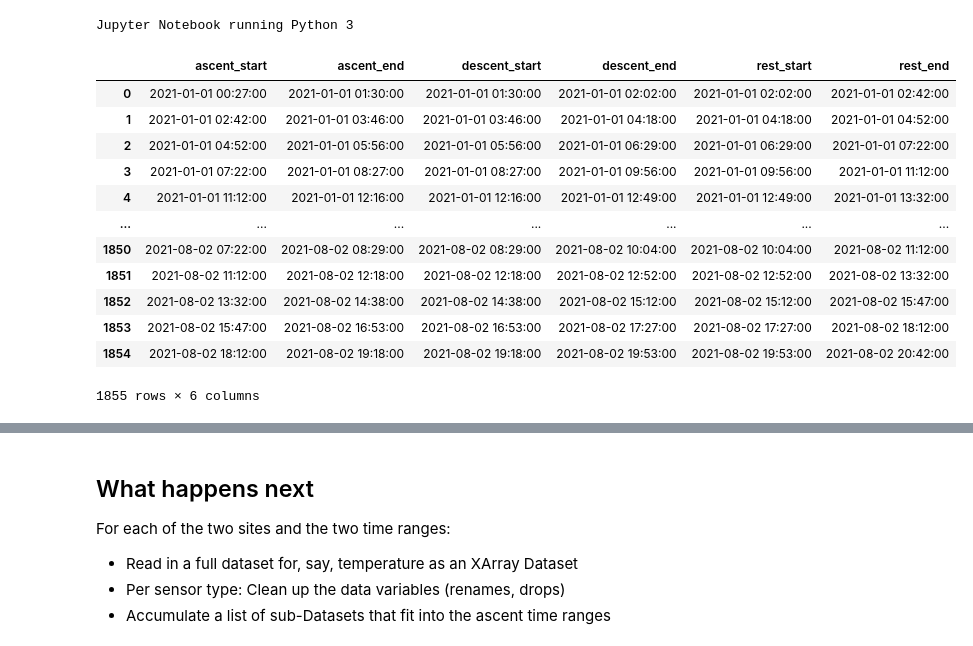
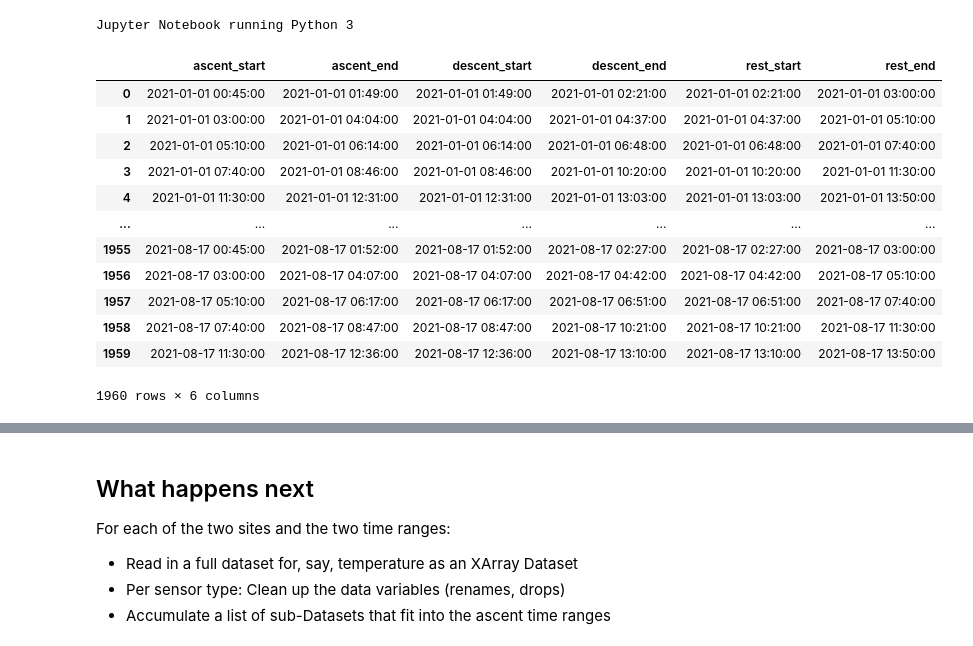
Before and after one commit to robfatland/oceanprior, a Jupyter notebook: Ocean 01 E Generate Small Datasets.ipynb, the cells around one changed output, grey strips where cells are left out. Drawn from its saved outputs; the diff is of its cells as text; code cells hidden in the pictures.

```diff
--- a/Ocean 01 E Generate Small Datasets.ipynb
+++ b/Ocean 01 E Generate Small Datasets.ipynb
@@ -47,18 +47,18 @@ def ReadProfiles(fnm):
 df_osb2021 = ReadProfiles(os.getcwd()+"/profiles/osb2021.csv")
 df_axb2021 = ReadProfiles(os.getcwd()+"/profiles/axb2021.csv")
 # %%
-df_osb2021
+df_axb2021
 # %% [output]
 |  | ascent_start | ascent_end | descent_start | descent_end | rest_start | rest_end |
-| 0 | 2021-01-01 00:27:00 | 2021-01-01 01:30:00 | 2021-01-01 01:30:00 | 2021-01-01 02:02:00 | 2021-01-01 02:02:00 | 2021-01-01 02:42:00 |
-| 1 | 2021-01-01 02:42:00 | 2021-01-01 03:46:00 | 2021-01-01 03:46:00 | 2021-01-01 04:18:00 | 2021-01-01 04:18:00 | 2021-01-01 04:52:00 |
-| 2 | 2021-01-01 04:52:00 | 2021-01-01 05:56:00 | 2021-01-01 05:56:00 | 2021-01-01 06:29:00 | 2021-01-01 06:29:00 | 2021-01-01 07:22:00 |
-| 3 | 2021-01-01 07:22:00 | 2021-01-01 08:27:00 | 2021-01-01 08:27:00 | 2021-01-01 09:56:00 | 2021-01-01 09:56:00 | 2021-01-01 11:12:00 |
-| 4 | 2021-01-01 11:12:00 | 2021-01-01 12:16:00 | 2021-01-01 12:16:00 | 2021-01-01 12:49:00 | 2021-01-01 12:49:00 | 2021-01-01 13:32:00 |
+| 0 | 2021-01-01 00:45:00 | 2021-01-01 01:49:00 | 2021-01-01 01:49:00 | 2021-01-01 02:21:00 | 2021-01-01 02:21:00 | 2021-01-01 03:00:00 |
+| 1 | 2021-01-01 03:00:00 | 2021-01-01 04:04:00 | 2021-01-01 04:04:00 | 2021-01-01 04:37:00 | 2021-01-01 04:37:00 | 2021-01-01 05:10:00 |
+| 2 | 2021-01-01 05:10:00 | 2021-01-01 06:14:00 | 2021-01-01 06:14:00 | 2021-01-01 06:48:00 | 2021-01-01 06:48:00 | 2021-01-01 07:40:00 |
+| 3 | 2021-01-01 07:40:00 | 2021-01-01 08:46:00 | 2021-01-01 08:46:00 | 2021-01-01 10:20:00 | 2021-01-01 10:20:00 | 2021-01-01 11:30:00 |
+| 4 | 2021-01-01 11:30:00 | 2021-01-01 12:31:00 | 2021-01-01 12:31:00 | 2021-01-01 13:03:00 | 2021-01-01 13:03:00 | 2021-01-01 13:50:00 |
 | ... | ... | ... | ... | ... | ... | ... |
-| 1850 | 2021-08-02 07:22:00 | 2021-08-02 08:29:00 | 2021-08-02 08:29:00 | 2021-08-02 10:04:00 | 2021-08-02 10:04:00 | 2021-08-02 11:12:00 |
-| 1851 | 2021-08-02 11:12:00 | 2021-08-02 12:18:00 | 2021-08-02 12:18:00 | 2021-08-02 12:52:00 | 2021-08-02 12:52:00 | 2021-08-02 13:32:00 |
-| 1852 | 2021-08-02 13:32:00 | 2021-08-02 14:38:00 | 2021-08-02 14:38:00 | 2021-08-02 15:12:00 | 2021-08-02 15:12:00 | 2021-08-02 15:47:00 |
-| 1853 | 2021-08-02 15:47:00 | 2021-08-02 16:53:00 | 2021-08-02 16:53:00 | 2021-08-02 17:27:00 | 2021-08-02 17:27:00 | 2021-08-02 18:12:00 |
-| 1854 | 2021-08-02 18:12:00 | 2021-08-02 19:18:00 | 2021-08-02 19:18:00 | 2021-08-02 19:53:00 | 2021-08-02 19:53:00 | 2021-08-02 20:42:00 |
+| 1955 | 2021-08-17 00:45:00 | 2021-08-17 01:52:00 | 2021-08-17 01:52:00 | 2021-08-17 02:27:00 | 2021-08-17 02:27:00 | 2021-08-17 03:00:00 |
+| 1956 | 2021-08-17 03:00:00 | 2021-08-17 04:07:00 | 2021-08-17 04:07:00 | 2021-08-17 04:42:00 | 2021-08-17 04:42:00 | 2021-08-17 05:10:00 |
+| 1957 | 2021-08-17 05:10:00 | 2021-08-17 06:17:00 | 2021-08-17 06:17:00 | 2021-08-17 06:51:00 | 2021-08-17 06:51:00 | 2021-08-17 07:40:00 |
+| 1958 | 2021-08-17 07:40:00 | 2021-08-17 08:47:00 | 2021-08-17 08:47:00 | 2021-08-17 10:21:00 | 2021-08-17 10:21:00 | 2021-08-17 11:30:00 |
+| 1959 | 2021-08-17 11:30:00 | 2021-08-17 12:36:00 | 2021-08-17 12:36:00 | 2021-08-17 13:10:00 | 2021-08-17 13:10:00 | 2021-08-17 13:50:00 |
-1855 rows × 6 columns
+1960 rows × 6 columns
```
Also changed, not shown: parts of 13 cells of this notebook, 8 other files.
